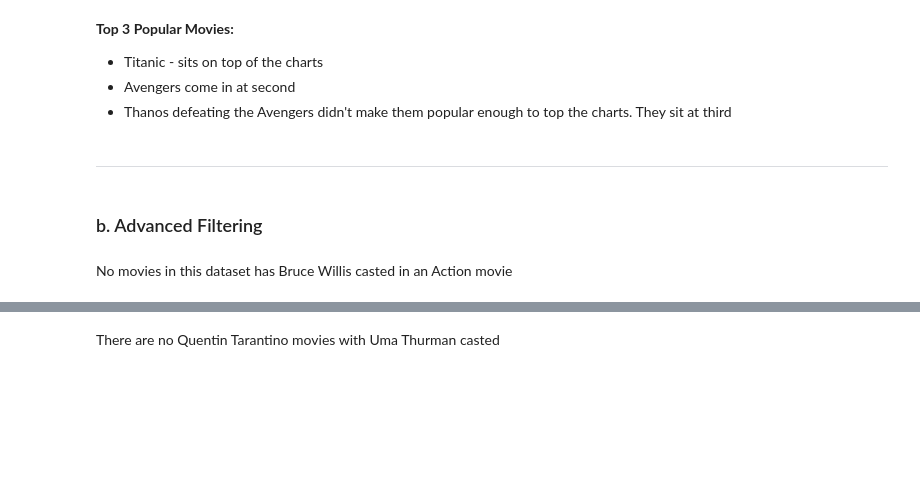
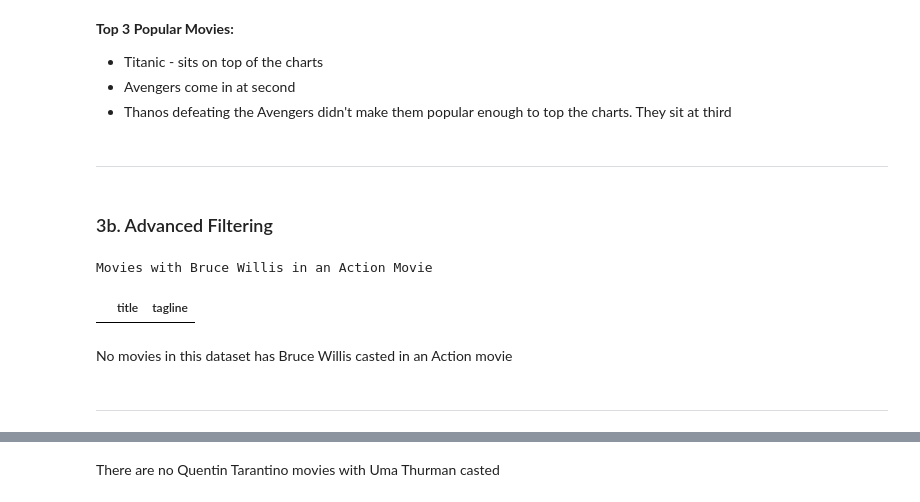
Before and after one commit to Em-White25/Amalitech-Projects, a Jupyter notebook: week2/week2-movie-project-dev/notebooks/updated-project.ipynb, the cells around one changed output, grey strips where cells are left out. Drawn from its saved outputs; the diff is of its cells as text; code cells hidden in the pictures; blank space fills up the shorter version.

```diff
--- a/week2/week2-movie-project-dev/notebooks/updated-project.ipynb
+++ b/week2/week2-movie-project-dev/notebooks/updated-project.ipynb
@@ -602,26 +604,31 @@ Top 3 most popular movies
 * Titanic - sits on top of the charts
 * Avengers come in at second
 * Thanos defeating the Avengers didn't make them popular enough to top the charts. They sit at third
-# %% [markdown]
-<hr>
+# %% [markdown]
+<hr>
 # %% [markdown]
-### b. Advanced Filtering
+### 3b. Advanced Filtering
 # %%
 # Filter for Sci-Fi Action movies with Bruce Willis
 actor_filter = df_movies[
-    df_movies['genres'].str.contains('Science Fiction', case=False) &
+    df_movies['genres'].str.contains('Science Fiction' or 'Sci-Fi', case=False) &
     df_movies['genres'].str.contains('Action', case=False) &
     df_movies['cast'].str.contains('Bruce Willis', case=False)
 ]
 
 # Sort by Rating descending
 filtered_sorted = actor_filter.sort_values(by='vote_average', ascending=False)
 
 
 print('Movies with Bruce Willis in an Action Movie')
 filtered_sorted[['title','tagline']]
+# %% [output]
+Movies with Bruce Willis in an Action Movie
+|  | title | tagline |
 # %% [markdown]
 No movies in this dataset has Bruce Willis casted in an Action movie
+# %% [markdown]
+<hr>
 # %%
 # Filter for movies with Uma Thurman and directed by Tarantino
 actor_filter = df_movies[
```
Also changed, not shown: parts of 121 cells of this notebook.
